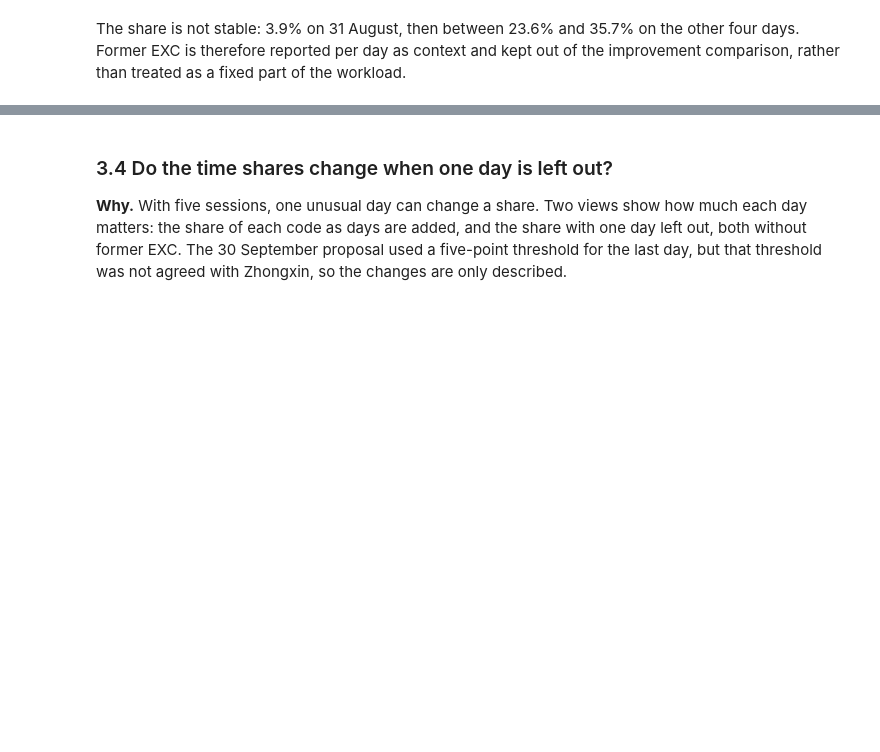
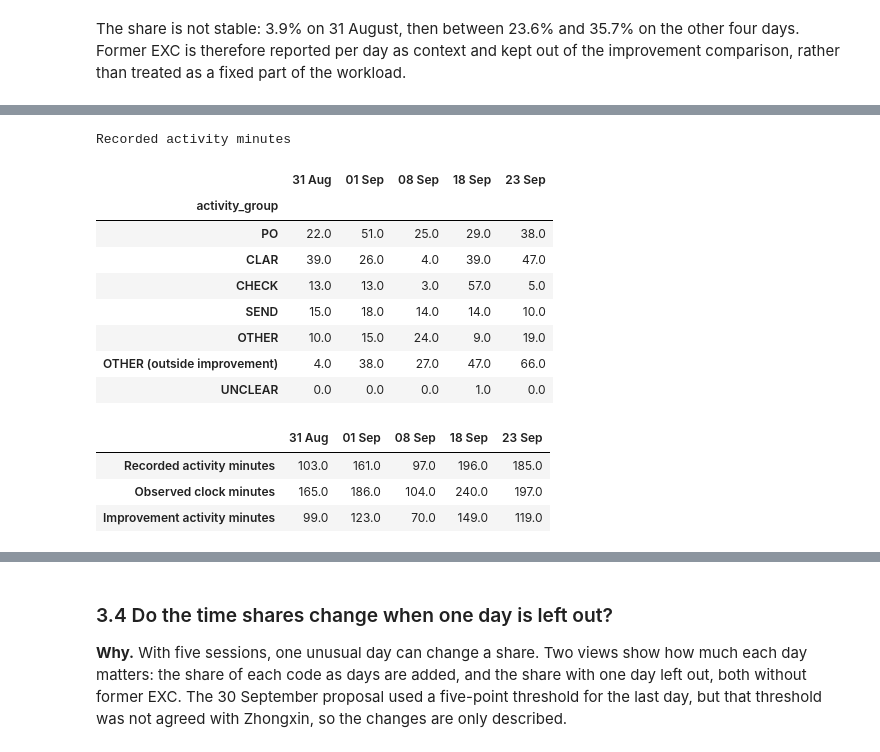
Before and after one commit to Luuuuuig/Bachelor-End-Project, a Jupyter notebook: Arno_Analysis_2026_10_02.ipynb, the cells around one changed output, grey strips where cells are left out. Drawn from its saved outputs; the diff is of its cells as text; code cells hidden in the pictures; blank space fills up the shorter version.

```diff
--- a/Arno_Analysis_2026_10_02.ipynb
+++ b/Arno_Analysis_2026_10_02.ipynb
@@ -471,0 +478,44 @@ The share is not stable: 3.9% on 31 August, then between 23.6% and 35.7% on the
+# %%
+day_index = pd.DatetimeIndex(pd.to_datetime(dates))
+family_order = ["PO", "CLAR", "CHECK", "SEND", "OTHER", "OTHER (outside improvement)", "REQ", "DEC", "PO-REVISIT", "UNCLEAR"]
+activity_by_day_minutes = (included.groupby(["activity_group", "date"])["minutes"]
+    .sum().unstack(fill_value=0).reindex(index=family_order, columns=day_index, fill_value=0))
+recorded_denominator = coverage["recorded_minutes"].reindex(day_index)
+observed_denominator = coverage["observed_minutes"].reindex(day_index)
+scope_denominator = in_scope.groupby("date")["minutes"].sum().reindex(day_index)
+activity_recorded_pct = activity_by_day_minutes.div(recorded_denominator, axis=1) * 100
+scope_by_day_minutes = activity_by_day_minutes.drop(index="OTHER (outside improvement)")
+activity_scope_pct = scope_by_day_minutes.div(scope_denominator, axis=1) * 100
+assert np.allclose(activity_recorded_pct.sum(), 100)
+assert np.allclose(activity_scope_pct.sum(), 100)
+assert activity_by_day_minutes.to_numpy().sum() == 742
+assert scope_by_day_minutes.to_numpy().sum() == 560
+
+def day_table(frame, decimals=1):
+    view = frame.copy()
+    view.columns = day_index.strftime("%d %b")
+    return view.round(decimals)
+
+# Families with timed minutes; REQ, DEC and PO-REVISIT are untimed tallies
+timed = activity_by_day_minutes.sum(axis=1).gt(0)
+
+print("Recorded activity minutes")
+display(day_table(activity_by_day_minutes.loc[timed]))
+day_denominators = pd.DataFrame({"Recorded activity minutes": recorded_denominator,
+    "Observed clock minutes": observed_denominator, "Improvement activity minutes": scope_denominator}).T
+display(day_table(day_denominators))
+# %% [output]
+Recorded activity minutes
+|  | 31 Aug | 01 Sep | 08 Sep | 18 Sep | 23 Sep |
+| activity_group |  |  |  |  |  |
+| PO | 22.0 | 51.0 | 25.0 | 29.0 | 38.0 |
+| CLAR | 39.0 | 26.0 | 4.0 | 39.0 | 47.0 |
+| CHECK | 13.0 | 13.0 | 3.0 | 57.0 | 5.0 |
+| SEND | 15.0 | 18.0 | 14.0 | 14.0 | 10.0 |
+| OTHER | 10.0 | 15.0 | 24.0 | 9.0 | 19.0 |
+| OTHER (outside improvement) | 4.0 | 38.0 | 27.0 | 47.0 | 66.0 |
+| UNCLEAR | 0.0 | 0.0 | 0.0 | 1.0 | 0.0 |
+|  | 31 Aug | 01 Sep | 08 Sep | 18 Sep | 23 Sep |
+| Recorded activity minutes | 103.0 | 161.0 | 97.0 | 196.0 | 185.0 |
+| Observed clock minutes | 165.0 | 186.0 | 104.0 | 240.0 | 197.0 |
+| Improvement activity minutes | 99.0 | 123.0 | 70.0 | 149.0 | 119.0 |
```
Also changed, not shown: parts of 23 cells of this notebook, 19 other files.
